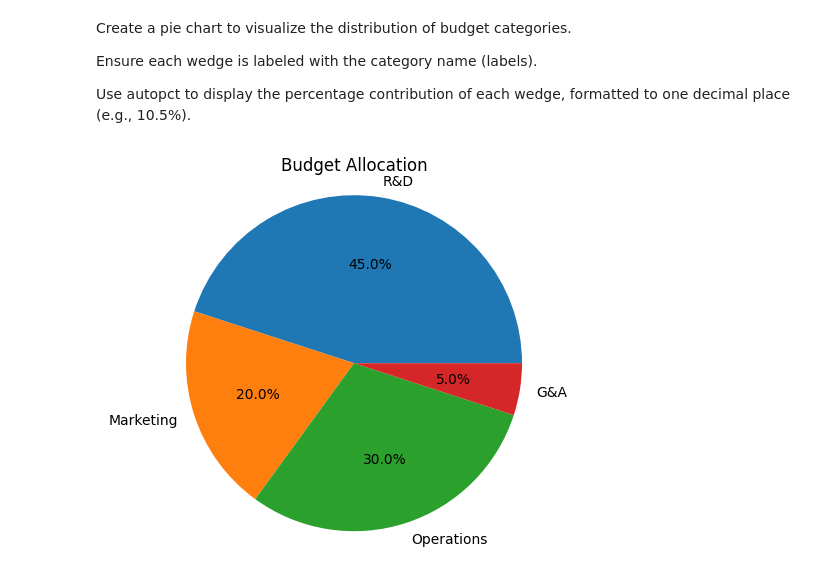
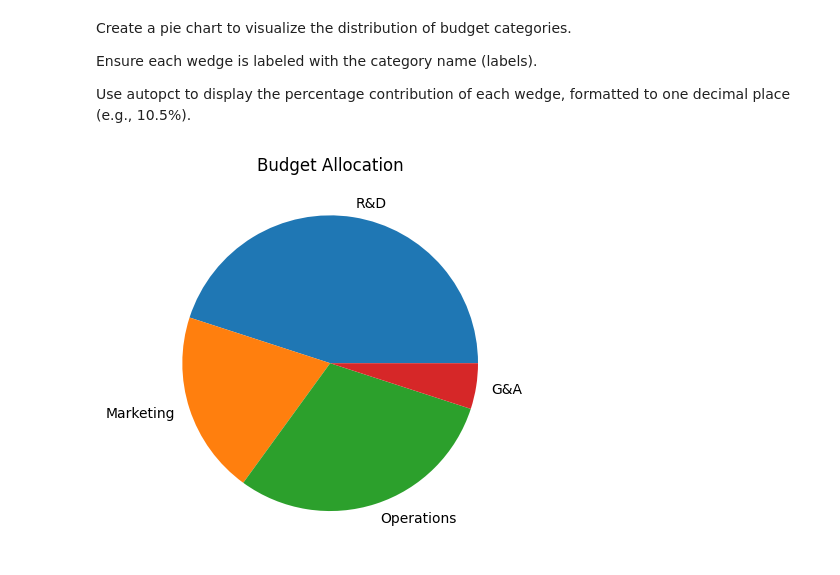
Before and after one commit to sarthakagrawal1226-sketch/Accio-Alpha, a Jupyter notebook: Week1/assignment_numpy_matplotlib.ipynb, the cells around one changed output. Cells and saved outputs as stored; diff of their text form; code cells hidden in the pictures.

```diff
--- a/Week1/assignment_numpy_matplotlib.ipynb
+++ b/Week1/assignment_numpy_matplotlib.ipynb
@@ -427,12 +432,13 @@ Use autopct to display the percentage contribution of each wedge, formatted to o
 # %%
 labels = ['R&D', 'Marketing', 'Operations', 'G&A']
 sizes = [450, 200, 300, 50] # Budget in thousands
 
 # < START >
+plt.pie(sizes,labels=labels)
 
 # < END >
 
 plt.title("Budget Allocation")
 plt.show()
 # %% [output]
-[figure, old version]
+[figure, new version]
```
Also changed, not shown: parts of 6 cells of this notebook.
